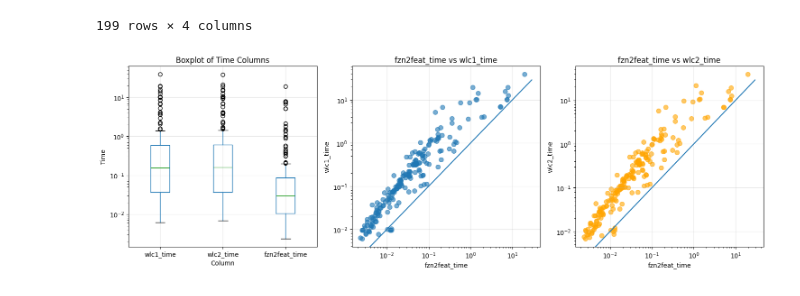
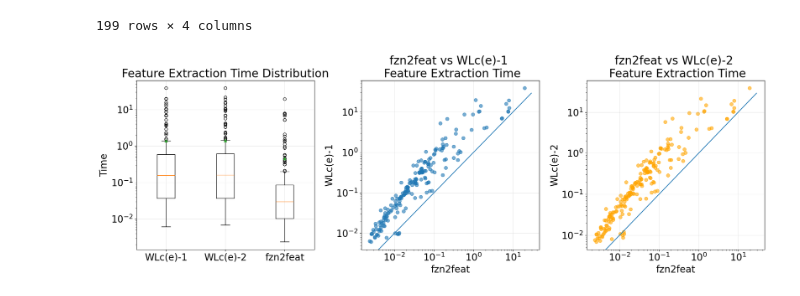
Before and after one commit to SeppiaBrilla/fzngraph_features, a Jupyter notebook: analysis/images.ipynb, the cells around one changed output. Cells and saved outputs as stored; diff of their text form; code cells hidden in the pictures.

Commit message:
new figures

```diff
--- a/analysis/images.ipynb
+++ b/analysis/images.ipynb
@@ -545,9 +852,9 @@ data/as-accuracy-results/nn-scores/ :
 # %% [markdown]
 # Feature Extraction Cost
 # %%
-wlc1 = pd.read_csv('wlc1_extraction.csv')
-wlc2 = pd.read_csv('wlc2_extraction.csv')
-fzn2feat = pd.read_csv('fzn2feat_extraction.csv')
+wlc1 = pd.read_csv('../wlc1_extraction.csv')
+wlc2 = pd.read_csv('../wlc2_extraction.csv')
+fzn2feat = pd.read_csv('../fzn2feat_extraction.csv')
 # %%
 wlc1['wlc1_time'] = wlc1['time']
 wlc1 = wlc1.drop(columns=['time'])
@@ -573,42 +880,46 @@ merged
 | 198 | yumi-dynamic-sep-p_7_SSSS_SSS_yum... | 0.278250 | 0.286550 | 0.166060 |
 199 rows × 4 columns
 # %%
-fig, axes = plt.subplots(1, 3, figsize=(15, 5))
+matplotlib.rcParams['font.family'] = 'sans-serif'
 
+matplotlib.rcParams.update({'font.size': 20})
+fig, axes = plt.subplots(1, 3, figsize=(20, 7))
 # 1. Boxplot - each time column as a separate box
 time_columns = ['wlc1_time', 'wlc2_time', 'fzn2feat_time']
-merged[time_columns].boxplot(ax=axes[0])
-axes[0].set_title('Boxplot of Time Columns')
+# merged[time_columns].boxplot(ax=axes[0])
+axes[0].boxplot(merged[time_columns], showmeans=True)
+axes[0].set_title('Feature Extraction Time Distribution')
 axes[0].set_ylabel('Time')
-axes[0].set_xlabel('Column')
+axes[0].set_xticklabels(['WLc(e)-1', 'WLc(e)-2', 'fzn2feat'])
 axes[0].grid(True, alpha=0.3)
 axes[0].set_yscale('log')
 
 # 2. First scatter plot: fzn2feat_time vs wlc1_time
 axes[1].scatter(merged['fzn2feat_time'], merged['wlc1_time'], alpha=0.6, s=50)
 axes[1].plot([i for i in range(30)], [i for i in range(30)])
-axes[1].set_xlabel('fzn2feat_time')
-axes[1].set_ylabel('wlc1_time')
-axes[1].set_title('fzn2feat_time vs wlc1_time')
+axes[1].set_xlabel('fzn2feat')
+axes[1].set_ylabel('WLc(e)-1')
+axes[1].set_title('fzn2feat vs WLc(e)-1 \n Feature Extraction Time')
 axes[1].grid(True, alpha=0.3)
 axes[1].set_yscale('log')
 axes[1].set_xscale('log')
 
 
 # 3. Second scatter plot: fzn2feat_time vs wlc2_time
 axes[2].scatter(merged['fzn2feat_time'], merged['wlc2_time'], alpha=0.6, s=50, color='orange')
 axes[2].plot([i for i in range(30)], [i for i in range(30)])
-axes[2].set_xlabel('fzn2feat_time')
-axes[2].set_ylabel('wlc2_time')
-axes[2].set_title('fzn2feat_time vs wlc2_time')
+axes[2].set_xlabel('fzn2feat')
+axes[2].set_ylabel('WLc(e)-2')
+axes[2].set_title('fzn2feat vs WLc(e)-2 \n Feature Extraction Time')
 axes[2].grid(True, alpha=0.3)
 axes[2].set_yscale('log')
 axes[2].set_xscale('log')
 
 # Adjust layout to prevent overlap
 plt.tight_layout()
 
+plt.savefig('../paper/figures/feature_extraction.pdf', format='pdf', bbox_inches='tight')
 # Display the plot
 plt.show()
 # %% [output]
-[figure, old version]
+[figure, new version]
```
Also changed, not shown: parts of 48 cells of this notebook, 1 other file.
